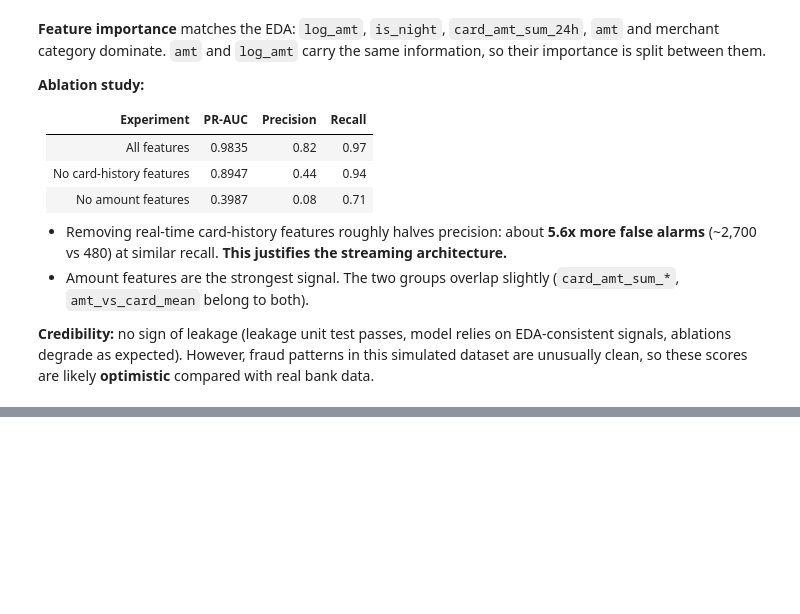
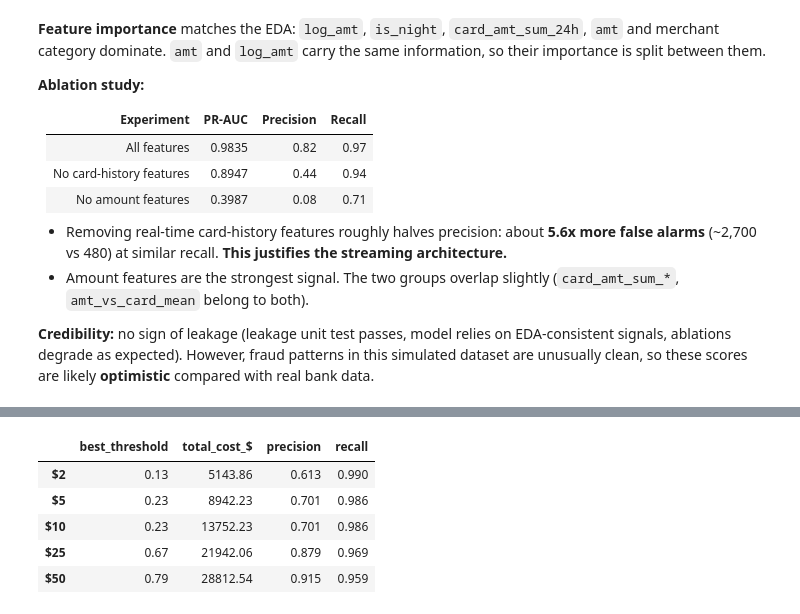
Before and after one commit to Mazadul4x4/Fraud-Detection-Streaming, a Jupyter notebook: notebooks/02_model_experiments.ipynb, the cells around one changed output, grey strips where cells are left out. Saved outputs shown, nothing was run; the diff lists cells and outputs as text; code cells hidden in the pictures; blank space fills up the shorter version.

```diff
--- a/notebooks/02_model_experiments.ipynb
+++ b/notebooks/02_model_experiments.ipynb
@@ -152,0 +215,21 @@ Training: undersampling + SMOTE-Tomek
+# %%
+sensitivity = {}
+for fp_cost in [2, 5, 10, 25, 50]:
+    c = np.array([total_cost(t, fp_cost) for t in thresholds])
+    t_best = thresholds[c.argmin()]
+    m = evaluate(y_val, scores, threshold=t_best)
+    sensitivity[f"${fp_cost}"] = {
+        "best_threshold": t_best,
+        "total_cost_$": c.min(),
+        "precision": m["precision"],
+        "recall": m["recall"],
+    }
+
+pd.DataFrame(sensitivity).T.round(3)
+# %% [output]
+|  | best_threshold | total_cost_$ | precision | recall |
+| $2 | 0.13 | 5143.86 | 0.613 | 0.990 |
+| $5 | 0.23 | 8942.23 | 0.701 | 0.986 |
+| $10 | 0.23 | 13752.23 | 0.701 | 0.986 |
+| $25 | 0.67 | 21942.06 | 0.879 | 0.969 |
+| $50 | 0.79 | 28812.54 | 0.915 | 0.959 |
```
Also changed, not shown: parts of 4 cells of this notebook.
